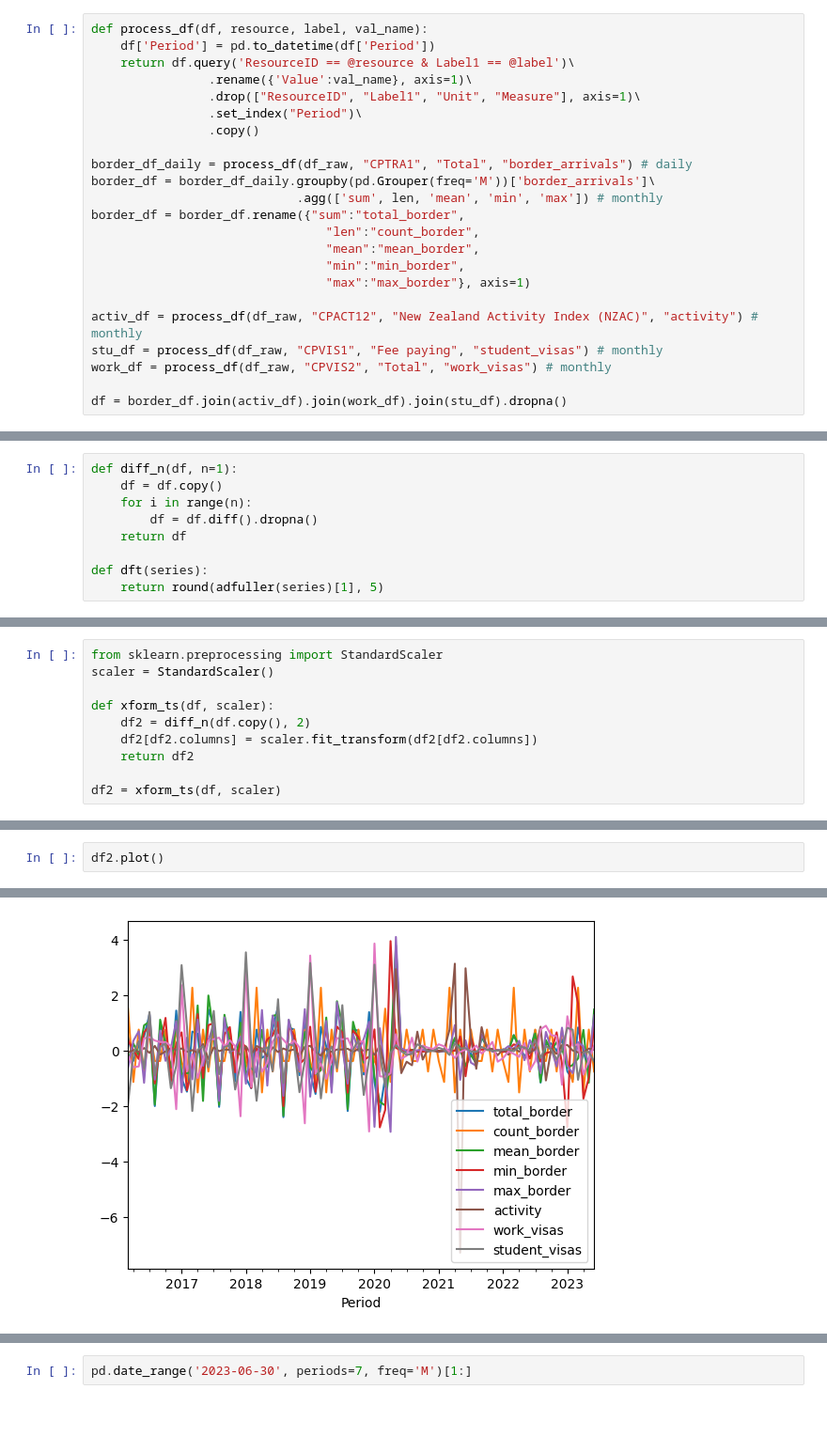
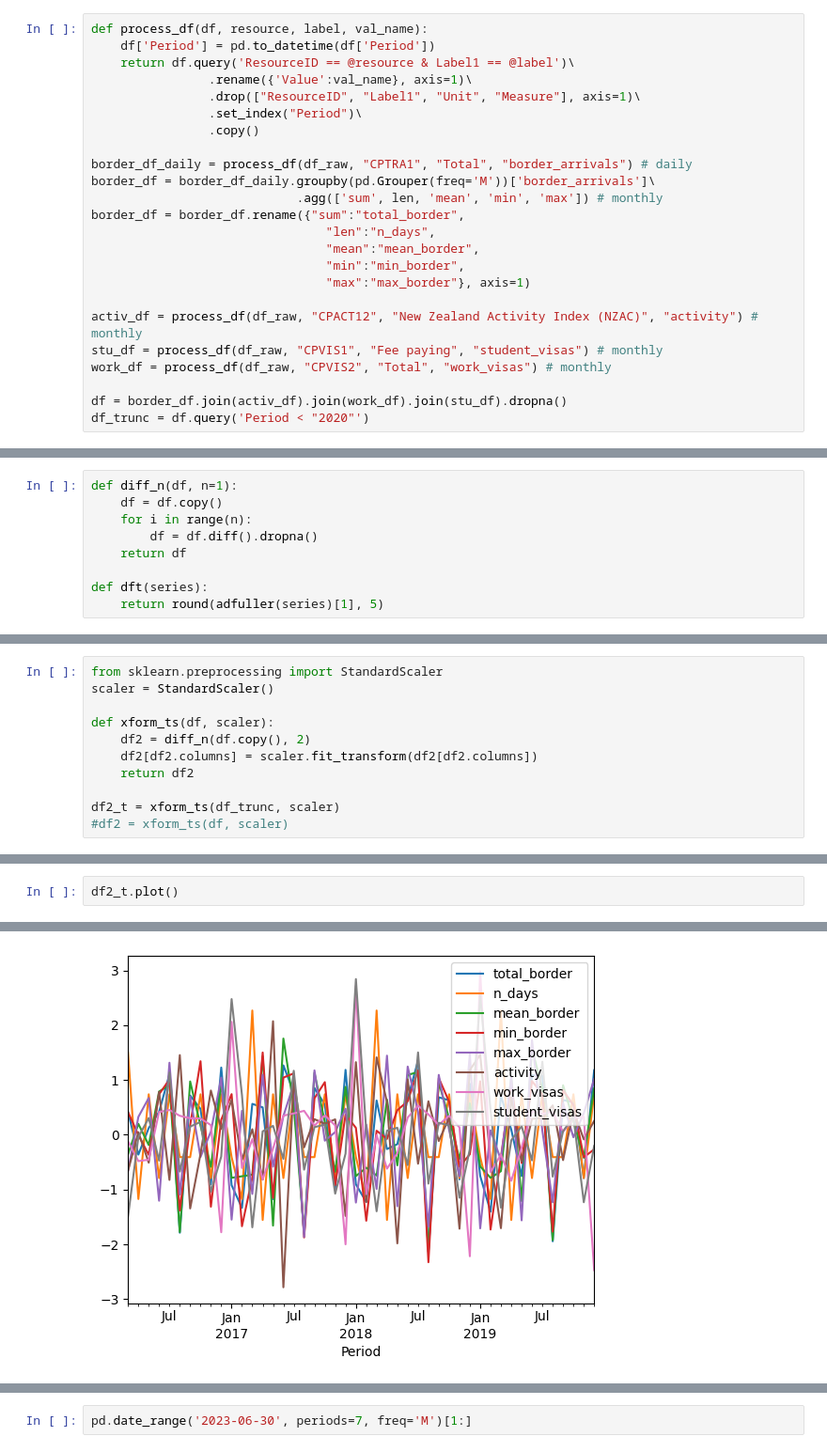
Before and after one commit to Avelas/DATA471_2302_TS_PROJ, a Jupyter notebook: DATA471_ts_proj.ipynb, the cells around one changed output, grey strips where cells are left out. Shown at 94% size. Cells and saved outputs as stored; diff of their text form; blank space fills up the shorter version.

```diff
--- a/DATA471_ts_proj.ipynb
+++ b/DATA471_ts_proj.ipynb
@@ -23,7 +58,7 @@ border_df_daily = process_df(df_raw, "CPTRA1", "Total", "border_arrivals") # dai
 border_df = border_df_daily.groupby(pd.Grouper(freq='M'))['border_arrivals']\
                             .agg(['sum', len, 'mean', 'min', 'max']) # monthly
 border_df = border_df.rename({"sum":"total_border",
-                                "len":"count_border",
+                                "len":"n_days",
                                 "mean":"mean_border",
                                 "min":"min_border",
                                 "max":"max_border"}, axis=1)
@@ -33,3 +68,4 @@ stu_df = process_df(df_raw, "CPVIS1", "Fee paying", "student_visas") # monthly
 work_df = process_df(df_raw, "CPVIS2", "Total", "work_visas") # monthly
 
 df = border_df.join(activ_df).join(work_df).join(stu_df).dropna()
+df_trunc = df.query('Period < "2020"')
@@ -160,6 +221,7 @@ def xform_ts(df, scaler):
     df2[df2.columns] = scaler.fit_transform(df2[df2.columns])
     return df2
 
-df2 = xform_ts(df, scaler)
+df2_t = xform_ts(df_trunc, scaler)
+#df2 = xform_ts(df, scaler)
 # %%
 df_initial = df.iloc[:2, :] # bits which will be lost during diffing, needed to un-xform data
@@ -232,5 +262,5 @@ inv_diff(df2, df_initial, scaler)
 # %%
-df2.plot()
+df2_t.plot()
 # %% [output]
 <Axes: xlabel='Period'>
-[figure, old version]
+[figure, new version]
```
Also changed, not shown: parts of 113 cells of this notebook, 4 other files.
